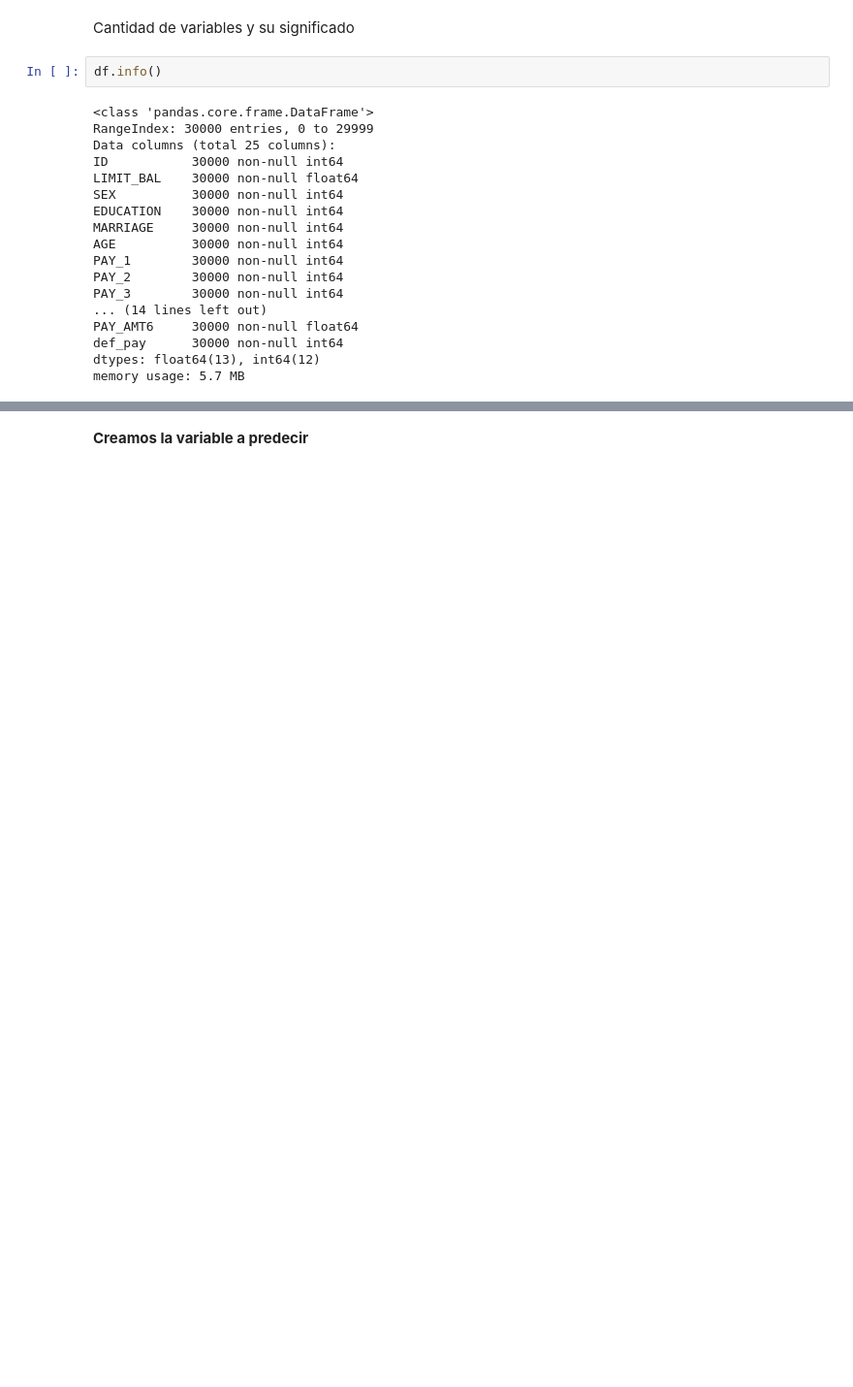
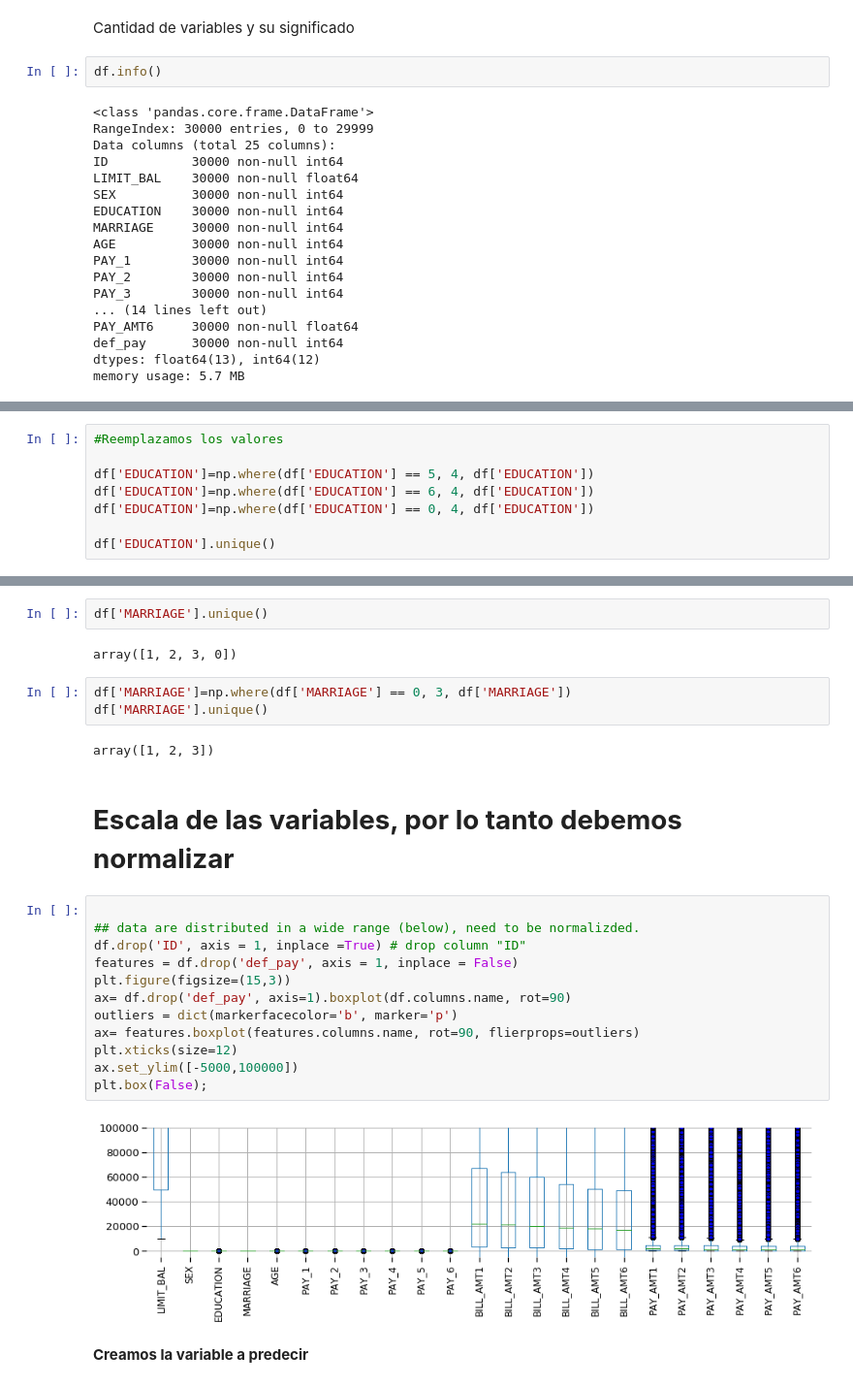
Before and after one commit to josearangos/Default-of-credit-card-client, a Jupyter notebook: P2_Experiments.ipynb, the cells around one changed output, grey strips where cells are left out. Shown at 97% size. Drawn from its saved outputs; the diff is of its cells as text; blank space fills up the shorter version.

```diff
--- a/P2_Experiments.ipynb
+++ b/P2_Experiments.ipynb
@@ -99,0 +165,8 @@ memory usage: 5.7 MB
+# %%
+#Reemplazamos los valores
+
+df['EDUCATION']=np.where(df['EDUCATION'] == 5, 4, df['EDUCATION'])
+df['EDUCATION']=np.where(df['EDUCATION'] == 6, 4, df['EDUCATION'])
+df['EDUCATION']=np.where(df['EDUCATION'] == 0, 4, df['EDUCATION'])
+
+df['EDUCATION'].unique()
@@ -100,3 +177,28 @@ memory usage: 5.7 MB
+# %%
+df['MARRIAGE'].unique()
+# %% [output]
+array([1, 2, 3, 0])
+# %%
+df['MARRIAGE']=np.where(df['MARRIAGE'] == 0, 3, df['MARRIAGE'])
+df['MARRIAGE'].unique()
+# %% [output]
+array([1, 2, 3])
+# %% [markdown]
+# **Escala de las variables, por lo tanto debemos normalizar**
+# %%
+
+## data are distributed in a wide range (below), need to be normalizded.
+df.drop('ID', axis = 1, inplace =True) # drop column "ID"
+features = df.drop('def_pay', axis = 1, inplace = False)
+plt.figure(figsize=(15,3))
+ax= df.drop('def_pay', axis=1).boxplot(df.columns.name, rot=90)
+outliers = dict(markerfacecolor='b', marker='p')
+ax= features.boxplot(features.columns.name, rot=90, flierprops=outliers)
+plt.xticks(size=12)
+ax.set_ylim([-5000,100000])
+plt.box(False);
+# %% [output]
+[figure, added]
 # %% [markdown]
 **Creamos la variable a predecir**
 # %%
```
Also changed, not shown: parts of 59 cells of this notebook.
